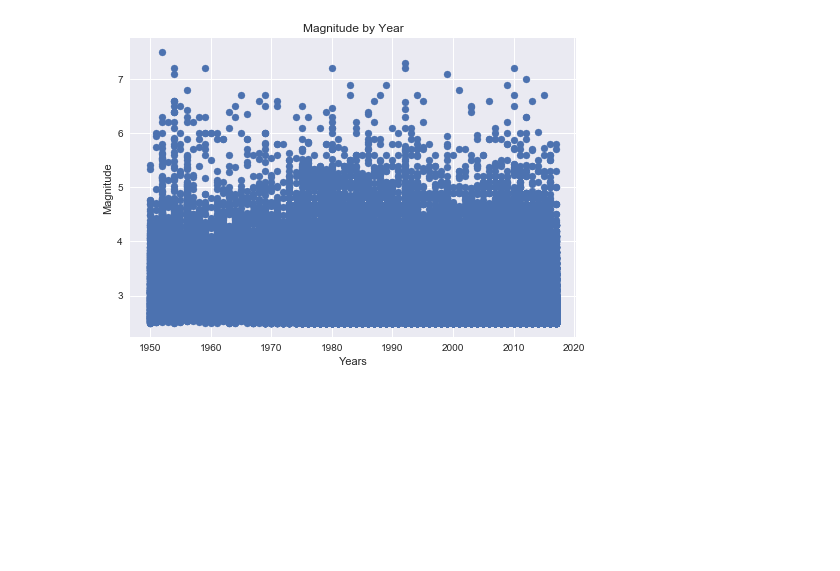
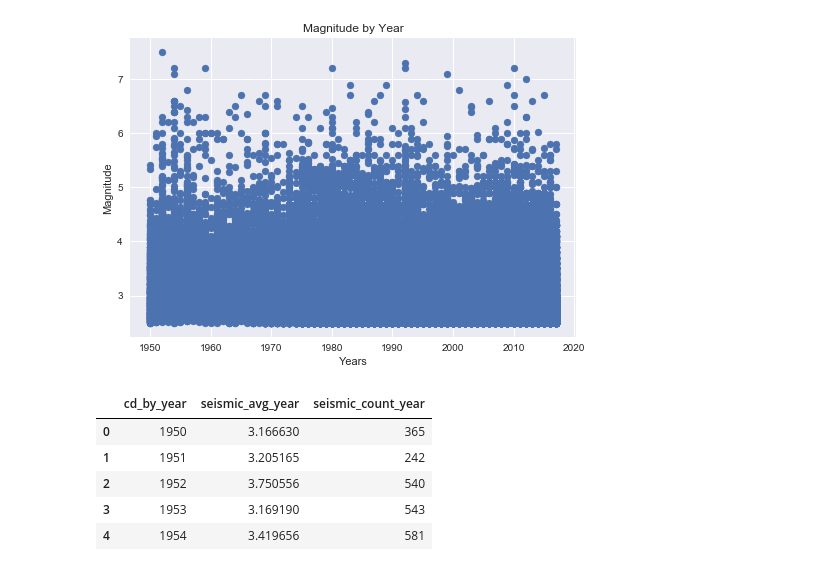
Before and after one commit to AbrahamEapen/Earthquake-Economics, a Jupyter notebook: USGS_test_3.ipynb, the cells around one changed output. Cells and saved outputs as stored; diff of their text form; code cells hidden in the pictures; blank space fills up the shorter version.

```diff
--- a/USGS_test_3.ipynb
+++ b/USGS_test_3.ipynb
@@ -213,3 +195,21 @@ plt.grid(True)
 plt.show()
 # %% [output]
 [figure]
+# %%
+seismic_avg_year = seismic_data.groupby(["cd_by_year"]).mean()["mag"]
+seismic_count_year = seismic_data.groupby(["cd_by_year"]).count()["mag"]
+
+seismic_data2_df = pd.DataFrame({"seismic_avg_year" : seismic_avg_year,
+                                "seismic_count_year" : seismic_count_year,
+                                })
+
+seismic_data2_df = seismic_data2_df.reset_index()
+
+seismic_data2_df.head()
+# %% [output]
+|  | cd_by_year | seismic_avg_year | seismic_count_year |
+| 0 | 1950 | 3.166630 | 365 |
+| 1 | 1951 | 3.205165 | 242 |
+| 2 | 1952 | 3.750556 | 540 |
+| 3 | 1953 | 3.169190 | 543 |
+| 4 | 1954 | 3.419656 | 581 |
```
Also changed, not shown: parts of 4 cells of this notebook.
